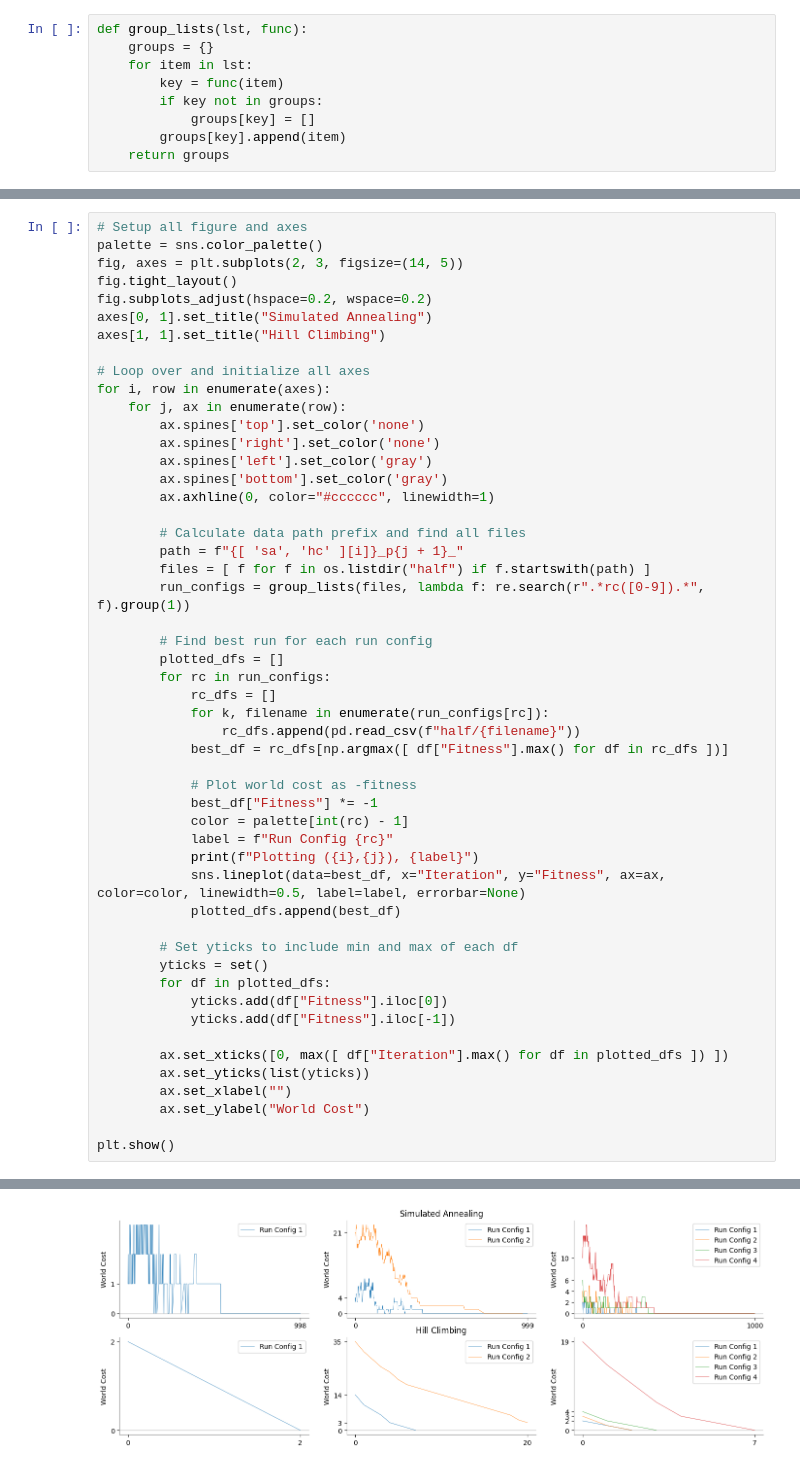
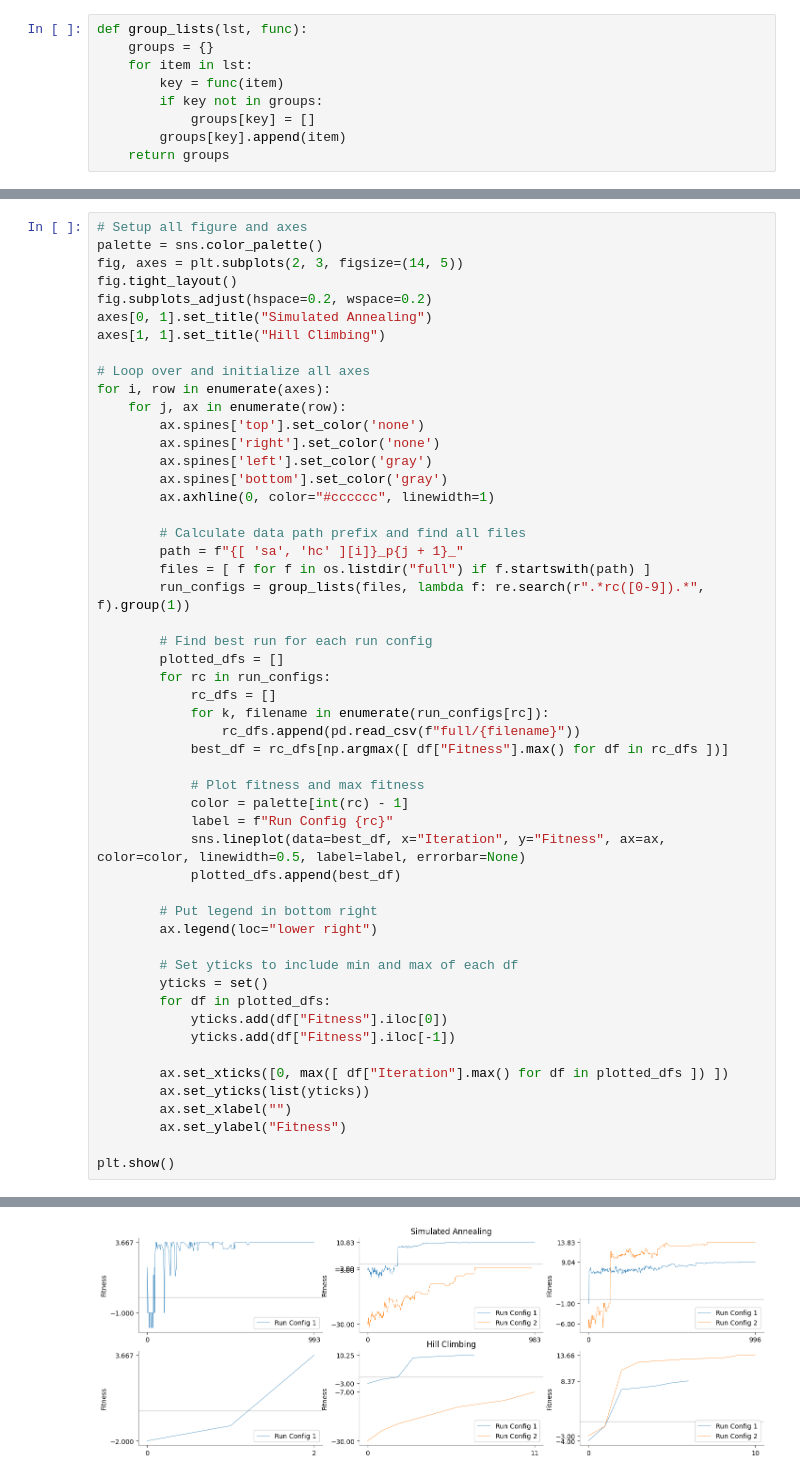
Before and after one commit to tomster12/factorio-blueprints, a Jupyter notebook: FactorioBlueprints/logs/visualize.ipynb, the cells around one changed output, grey strips where cells are left out. Cells and saved outputs as stored; diff of their text form.

```diff
--- a/FactorioBlueprints/logs/visualize.ipynb
+++ b/FactorioBlueprints/logs/visualize.ipynb
@@ -34,7 +103,7 @@ for i, row in enumerate(axes):
 
         # Calculate data path prefix and find all files
         path = f"{[ 'sa', 'hc' ][i]}_p{j + 1}_"
-        files = [ f for f in os.listdir("half") if f.startswith(path) ]
+        files = [ f for f in os.listdir("full") if f.startswith(path) ]
         run_configs = group_lists(files, lambda f: re.search(r".*rc([0-9]).*", f).group(1))
 
         # Find best run for each run config
@@ -42,16 +111,17 @@ for i, row in enumerate(axes):
         for rc in run_configs:
             rc_dfs = []
             for k, filename in enumerate(run_configs[rc]):
-                rc_dfs.append(pd.read_csv(f"half/{filename}"))
+                rc_dfs.append(pd.read_csv(f"full/{filename}"))
             best_df = rc_dfs[np.argmax([ df["Fitness"].max() for df in rc_dfs ])]
 
-            # Plot world cost as -fitness
-            best_df["Fitness"] *= -1
+            # Plot fitness and max fitness
             color = palette[int(rc) - 1]
             label = f"Run Config {rc}"
-            print(f"Plotting ({i},{j}), {label}")
             sns.lineplot(data=best_df, x="Iteration", y="Fitness", ax=ax, color=color, linewidth=0.5, label=label, errorbar=None)
             plotted_dfs.append(best_df)
+
+        # Put legend in bottom right
+        ax.legend(loc="lower right")
 
         # Set yticks to include min and max of each df
         yticks = set()
@@ -62,7 +132,7 @@ for i, row in enumerate(axes):
         ax.set_xticks([0, max([ df["Iteration"].max() for df in plotted_dfs ]) ])
         ax.set_yticks(list(yticks))
         ax.set_xlabel("")
-        ax.set_ylabel("World Cost")
+        ax.set_ylabel("Fitness")
 
 plt.show()
 # %% [output]
@@ -83,4 +139,4 @@ Plotting (1,2), Run Config 4
-[figure, old version]
+[figure, new version]
 # %%
 # Setup all figure and axes
 palette = sns.color_palette()
```
Also changed, not shown: parts of 5 cells of this notebook, 56 other files.
